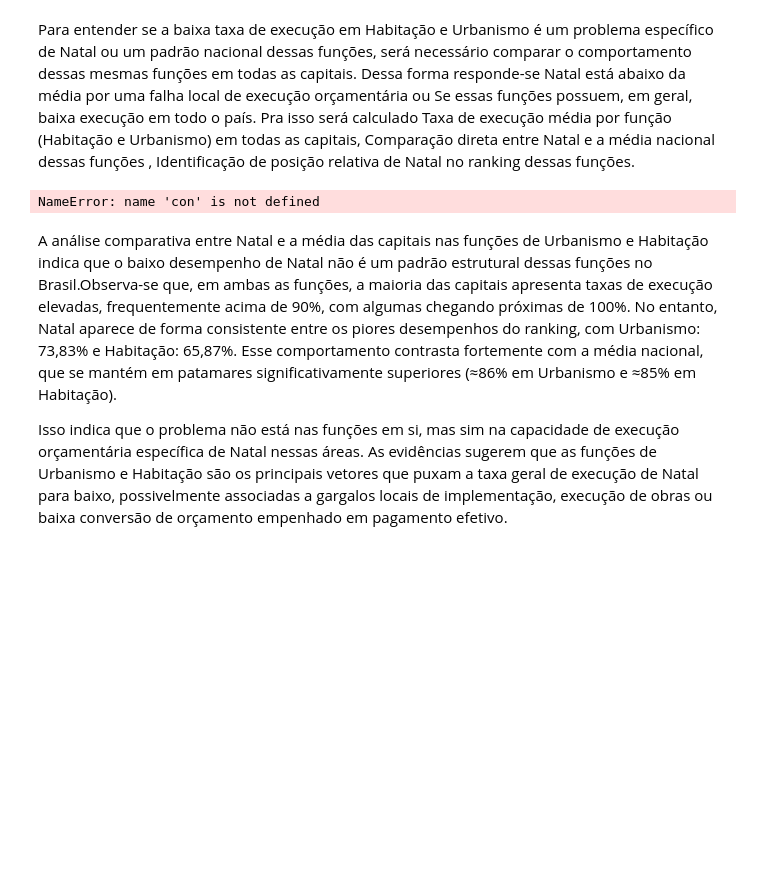
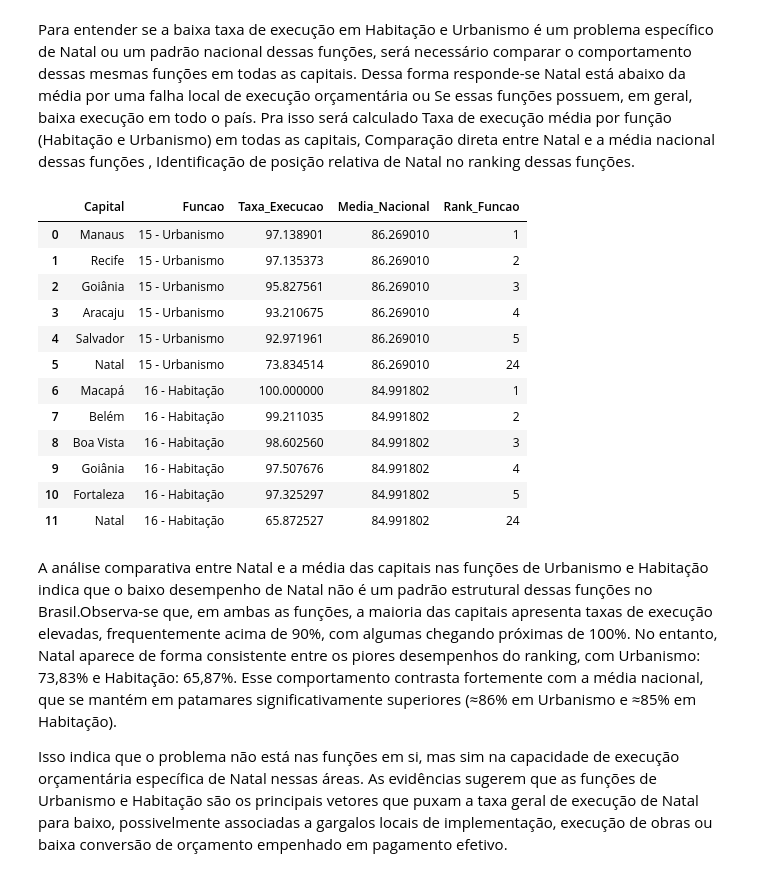
Before and after one commit to lucazcoding/Desafio-Analista-de-Dados-Sefaz-Macei-, a Jupyter notebook: notebooks/2-Analise.ipynb, the cells around one changed output. Drawn from its saved outputs; the diff is of its cells as text; code cells hidden in the pictures; blank space fills up the shorter version.

```diff
--- a/notebooks/2-Analise.ipynb
+++ b/notebooks/2-Analise.ipynb
@@ -227,12 +492,60 @@ No caso de Natal, as taxas observadas nessas funções situam-se abaixo da médi
 # %% [markdown]
 Para entender se a baixa taxa de execução em Habitação e Urbanismo é um problema específico de Natal ou um padrão nacional dessas funções, será necessário comparar o comportamento dessas mesmas funções em todas as capitais. Dessa forma responde-se Natal está abaixo da média por uma falha local de execução orçamentária ou Se essas funções possuem, em geral, baixa execução em todo o país. Pra isso será calculado  Taxa de execução média por função (Habitação e Urbanismo) em todas as capitais,  Comparação direta entre Natal e a média nacional dessas funções ,  Identificação de posição relativa de Natal no ranking dessas funções.
 # %%
-from src.metrics import calcular_ranking_funcoes_criticas
+query_natalc = """
+WITH base AS (
+    SELECT
+        TRIM(
+            regexp_extract(Instituição, 'Prefeitura Municipal d[eo]\\s*(.*?)\\s*[-–]', 1)
+        ) AS Capital,
+        Conta AS Funcao,
+        SUM(CASE WHEN Coluna = 'Despesas Empenhadas' THEN Valor ELSE 0 END) AS Empenhado,
+        SUM(CASE WHEN Coluna = 'Despesas Pagas' THEN Valor ELSE 0 END) AS Pago
+    FROM despesas_finbra
+    WHERE ContaTipo = 'Função'
+      AND Ano BETWEEN 2020 AND 2024
+      AND Conta IN ('15 - Urbanismo', '16 - Habitação')
+    GROUP BY Capital, Funcao
+),
+taxas AS (
+    SELECT
+        Capital,
+        Funcao,
+        (Pago / NULLIF(Empenhado,0)) * 100 AS Taxa_Execucao
+    FROM base
+),
+ranking AS (
+    SELECT
+        Capital,
+        Funcao,
+        Taxa_Execucao,
+        AVG(Taxa_Execucao) OVER (PARTITION BY Funcao) AS Media_Nacional,
+        RANK() OVER (PARTITION BY Funcao ORDER BY Taxa_Execucao DESC) AS Rank_Funcao
+    FROM taxas
+)
+SELECT *
+FROM ranking
+WHERE Capital IN ('Natal')
+   OR Rank_Funcao <= 5
+ORDER BY Funcao, Rank_Funcao;
+"""
 
-df_natalc = calcular_ranking_funcoes_criticas(con)
+df_natalc = con.execute(query_natalc).df()
 df_natalc
 # %% [output]
-NameError: name 'con' is not defined
+|  | Capital | Funcao | Taxa_Execucao | Media_Nacional | Rank_Funcao |
+| 0 | Manaus | 15 - Urbanismo | 97.138901 | 86.269010 | 1 |
+| 1 | Recife | 15 - Urbanismo | 97.135373 | 86.269010 | 2 |
+| 2 | Goiânia | 15 - Urbanismo | 95.827561 | 86.269010 | 3 |
+| 3 | Aracaju | 15 - Urbanismo | 93.210675 | 86.269010 | 4 |
+| 4 | Salvador | 15 - Urbanismo | 92.971961 | 86.269010 | 5 |
+| 5 | Natal | 15 - Urbanismo | 73.834514 | 86.269010 | 24 |
+| 6 | Macapá | 16 - Habitação | 100.000000 | 84.991802 | 1 |
+| 7 | Belém | 16 - Habitação | 99.211035 | 84.991802 | 2 |
+| 8 | Boa Vista | 16 - Habitação | 98.602560 | 84.991802 | 3 |
+| 9 | Goiânia | 16 - Habitação | 97.507676 | 84.991802 | 4 |
+| 10 | Fortaleza | 16 - Habitação | 97.325297 | 84.991802 | 5 |
+| 11 | Natal | 16 - Habitação | 65.872527 | 84.991802 | 24 |
 # %% [markdown]
 A análise comparativa entre Natal e a média das capitais nas funções de Urbanismo e Habitação indica que o baixo desempenho de Natal não é um padrão estrutural dessas funções no Brasil.Observa-se que, em ambas as funções, a maioria das capitais apresenta taxas de execução elevadas, frequentemente acima de 90%, com algumas chegando próximas de 100%. No entanto, Natal aparece de forma consistente entre os piores desempenhos do ranking, com Urbanismo: 73,83% e Habitação: 65,87%. Esse comportamento contrasta fortemente com a média nacional, que se mantém em patamares significativamente superiores (≈86% em Urbanismo e ≈85% em Habitação).
 
```
Also changed, not shown: parts of 11 cells of this notebook.
